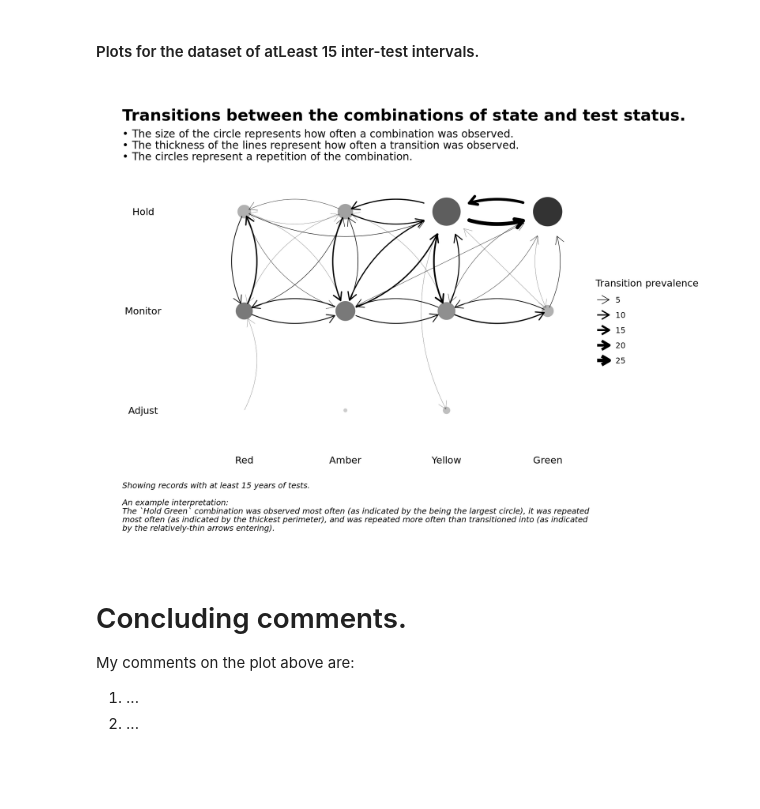
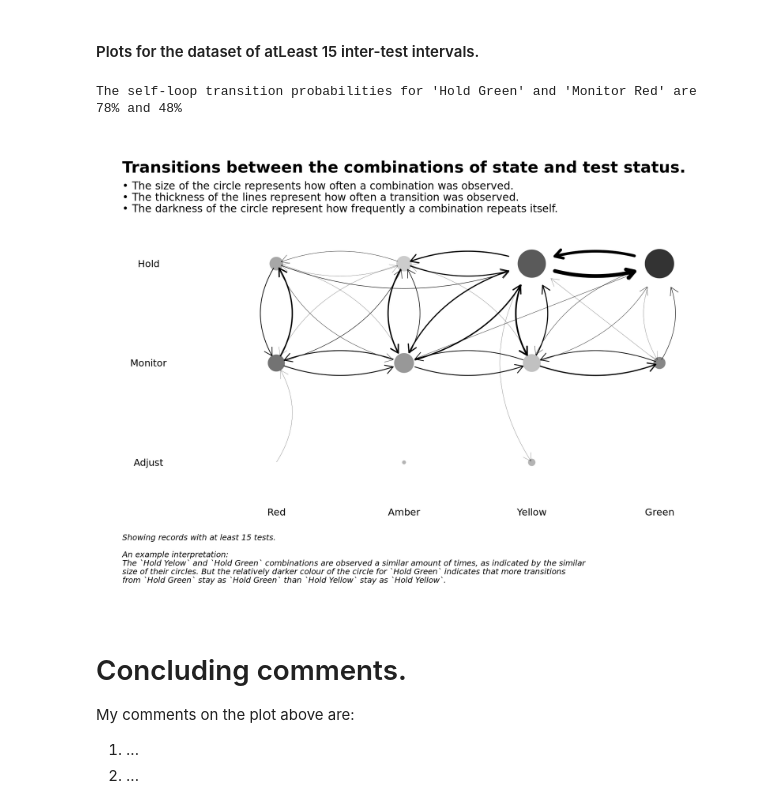
Before and after one commit to ConnectedBradford/c-mcinerney-workspace, a Jupyter notebook: RESHAPE/Glasziou_study_0yearsSinceDiagnosis_transitions_plot.ipynb, the cells around one changed output. Cells and saved outputs as stored; diff of their text form; code cells hidden in the pictures; blank space fills up the shorter version.

```diff
--- a/RESHAPE/Glasziou_study_0yearsSinceDiagnosis_transitions_plot.ipynb
+++ b/RESHAPE/Glasziou_study_0yearsSinceDiagnosis_transitions_plot.ipynb
@@ -689,25 +703,26 @@ fnc__plot_transition_matrices(
 # %%
 fnc__plot_transition_matrices(
     plot_data = transitions__atLeast_15
-    ,save.name = paste0( followup_delay_in_years, "yearsSinceDiagnosis_atLeast_15" )
+    ,save.name = "_12to15tests"
     ,caption.axes.plot = ""
     ,caption.visits.plot =
         paste0(
             "An example interpretation:\n"
             ,"The `Hold` combinations are more prevalent than combinations involving the other states, and it was very uncommon\n"
             ,"for prescriptions to be adjusted when the test status was `Green`.\n"
         )
     ,caption.transitions.plot =
         paste0(
-            "Showing records with at least 15 years of tests.\n\n"
+            "Showing records with at least 15 tests.\n\n"
             ,"An example interpretation:\n"
-            ,"The `Hold Green` combination was observed most often (as indicated by the being the largest circle), it was repeated\n"
-            ,"most often (as indicated by the thickest perimeter), and was repeated more often than transitioned into (as indicated\n"
-            ,"by the relatively-thin arrows entering)."
+            ,"The `Hold Yelow` and `Hold Green` combinations are observed a similar amount of times, as indicated by the similar\n"
+            ,"size of their circles. But the relatively darker colour of the circle for `Hold Green` indicates that more transitions\n"
+            ,"from `Hold Green` stay as `Hold Green` than `Hold Yellow` stay as `Hold Yellow`."
         )
 )
 # %% [output]
+The self-loop transition probabilities for 'Hold Green' and 'Monitor Red' are  78% and 48%
-[figure, old version]
+[figure, new version]
 # %% [markdown]
 # Concluding comments.
 
```
Also changed, not shown: parts of 5 cells of this notebook.
